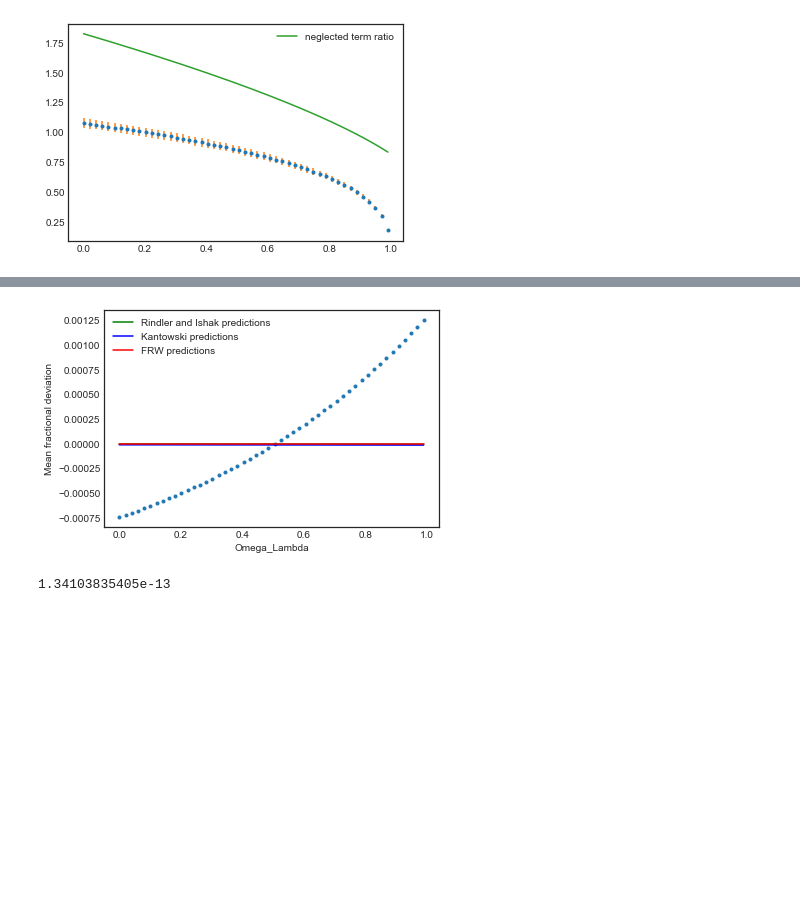
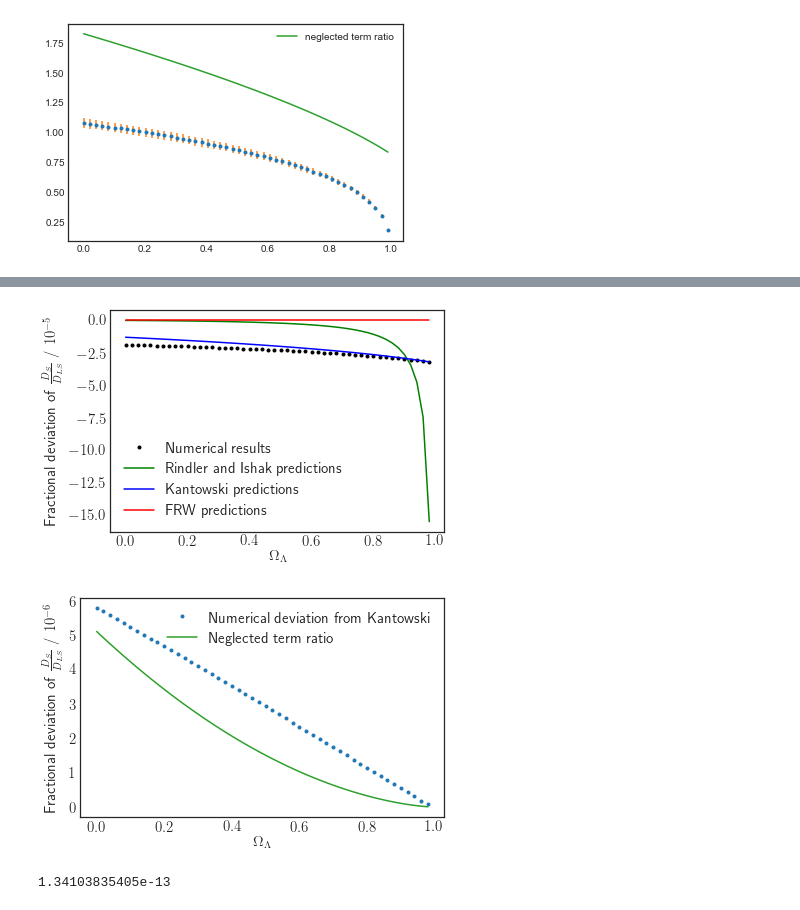
Before and after one commit to lingxz/lightbending, a Jupyter notebook: diff_lambdas_new.ipynb, the cells around one changed output, grey strips where cells are left out. Drawn from its saved outputs; the diff is of its cells as text; code cells hidden in the pictures; blank space fills up the shorter version.

```diff
--- a/diff_lambdas_new.ipynb
+++ b/diff_lambdas_new.ipynb
@@ -182,10 +225,11 @@ plot_alphas('data/half_analytical_const_lensz.csv', plot_ishak=True, plot_kantow
 # %%
 import importlib
 importlib.reload(util)
 from util import plot_rs
-plot_rs('data/curved2.csv', plot_ishak=True, plot_kantowski=True)
+plot_rs('data/curved2.csv', plot_ishak=True, plot_kantowski=True, latex=True, filenames=None)
 # %% [output]
-[figure, old version]
+[figure, new version]
+[figure, added]
 # %%
 df_steps = pd.read_csv('data/half_analytical_steps.csv')
 plt.plot(df_steps.step, df_steps.alphas, 'o')
```
Also changed, not shown: parts of 5 cells of this notebook, 37 other files.
